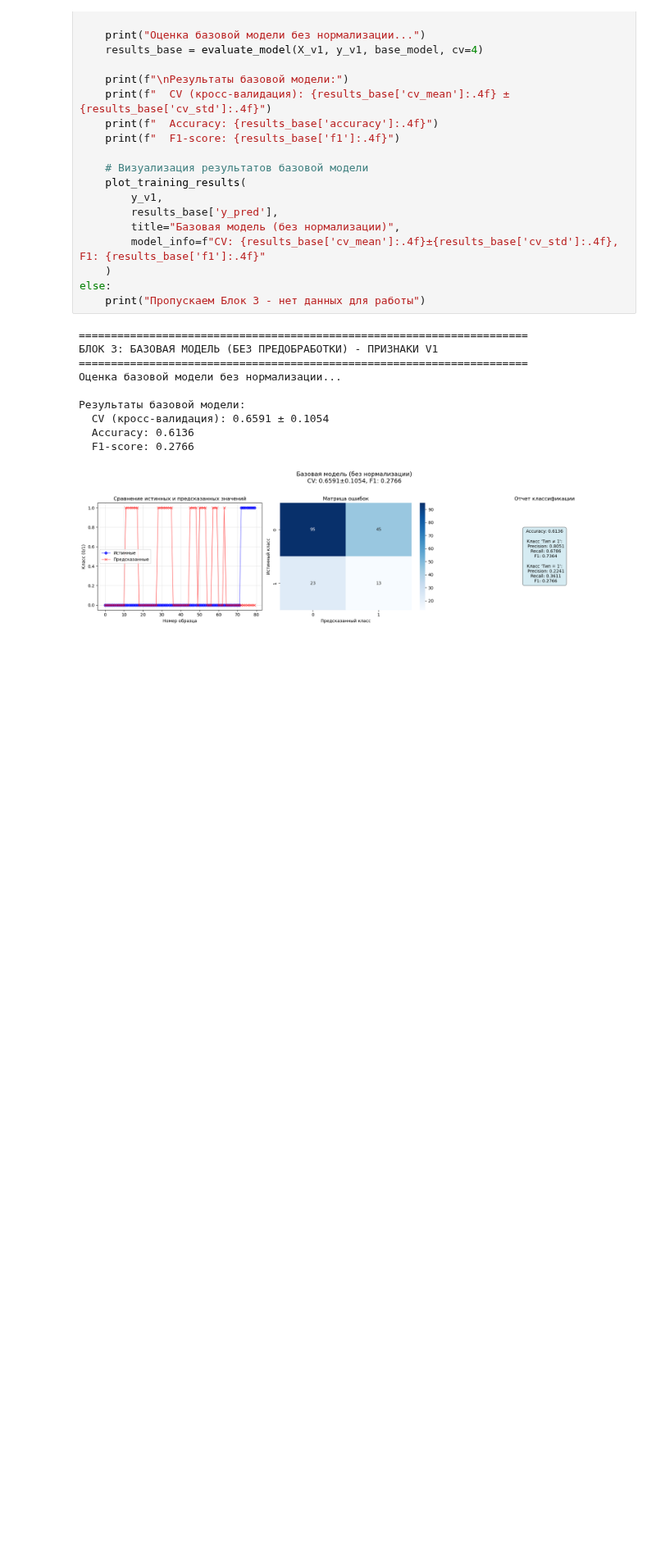
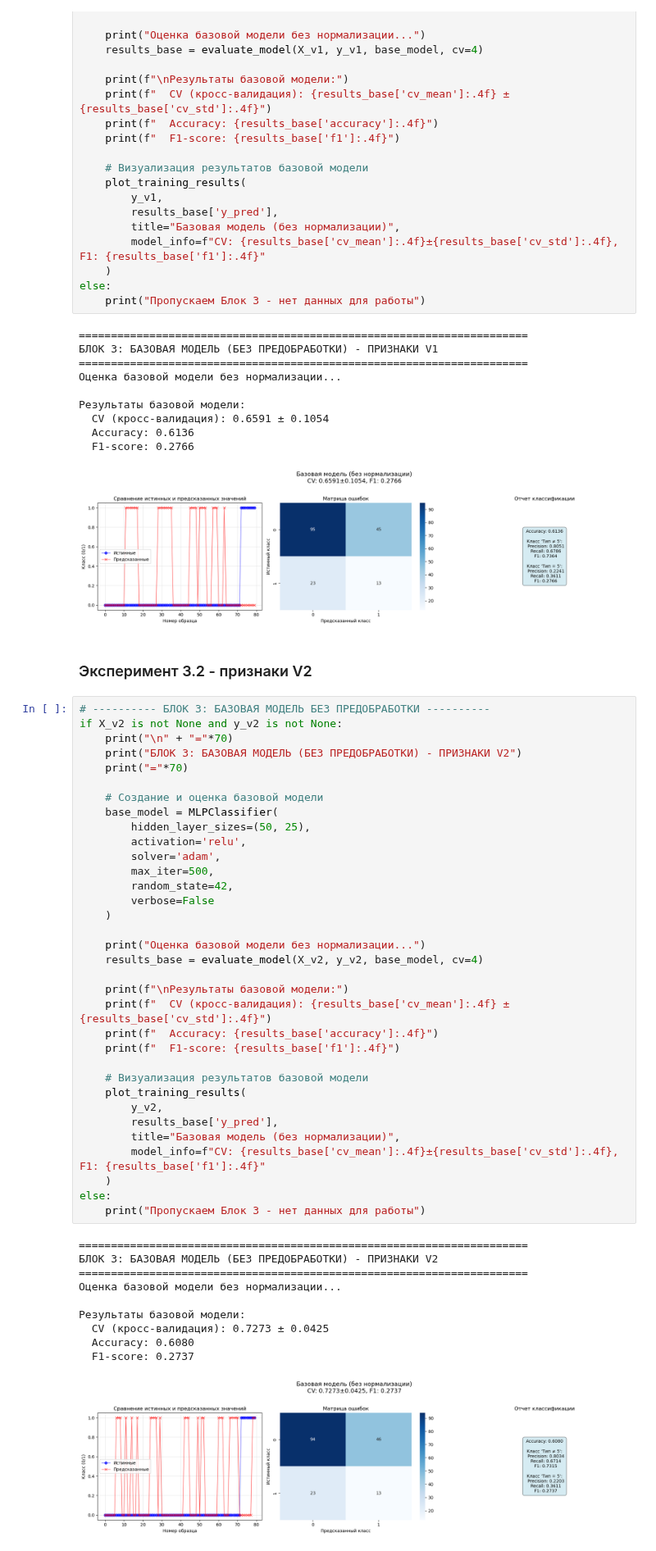
Before and after one commit to GhostCalculator19/MIA_Robo_Lab_02, a Jupyter notebook: Report/Report_A.ipynb, the cells around one changed output. Shown at 82% size. Saved outputs shown, nothing was run; the diff lists cells and outputs as text; blank space fills up the shorter version.

```diff
--- a/Report/Report_A.ipynb
+++ b/Report/Report_A.ipynb
@@ -418,3 +478,50 @@ else:
   Accuracy: 0.6136
   F1-score: 0.2766
 [figure]
+# %% [markdown]
+### Эксперимент 3.2 - признаки V2
+# %%
+# ---------- БЛОК 3: БАЗОВАЯ МОДЕЛЬ БЕЗ ПРЕДОБРАБОТКИ ----------
+if X_v2 is not None and y_v2 is not None:
+    print("\n" + "="*70)
+    print("БЛОК 3: БАЗОВАЯ МОДЕЛЬ (БЕЗ ПРЕДОБРАБОТКИ) - ПРИЗНАКИ V2")
+    print("="*70)
+
+    # Создание и оценка базовой модели
+    base_model = MLPClassifier(
+        hidden_layer_sizes=(50, 25),
+        activation='relu',
+        solver='adam',
+        max_iter=500,
+        random_state=42,
+        verbose=False
+    )
+
+    print("Оценка базовой модели без нормализации...")
+    results_base = evaluate_model(X_v2, y_v2, base_model, cv=4)
+
+    print(f"\nРезультаты базовой модели:")
+    print(f"  CV (кросс-валидация): {results_base['cv_mean']:.4f} ± {results_base['cv_std']:.4f}")
+    print(f"  Accuracy: {results_base['accuracy']:.4f}")
+    print(f"  F1-score: {results_base['f1']:.4f}")
+
+    # Визуализация результатов базовой модели
+    plot_training_results(
+        y_v2,
+        results_base['y_pred'],
+        title="Базовая модель (без нормализации)",
+        model_info=f"CV: {results_base['cv_mean']:.4f}±{results_base['cv_std']:.4f}, F1: {results_base['f1']:.4f}"
+    )
+else:
+    print("Пропускаем Блок 3 - нет данных для работы")
+# %% [output]
+======================================================================
+БЛОК 3: БАЗОВАЯ МОДЕЛЬ (БЕЗ ПРЕДОБРАБОТКИ) - ПРИЗНАКИ V2
+======================================================================
+Оценка базовой модели без нормализации...
+
+Результаты базовой модели:
+  CV (кросс-валидация): 0.7273 ± 0.0425
+  Accuracy: 0.6080
+  F1-score: 0.2737
+[figure, added]
```
Also changed, not shown: parts of 62 cells of this notebook, 4 other files.
